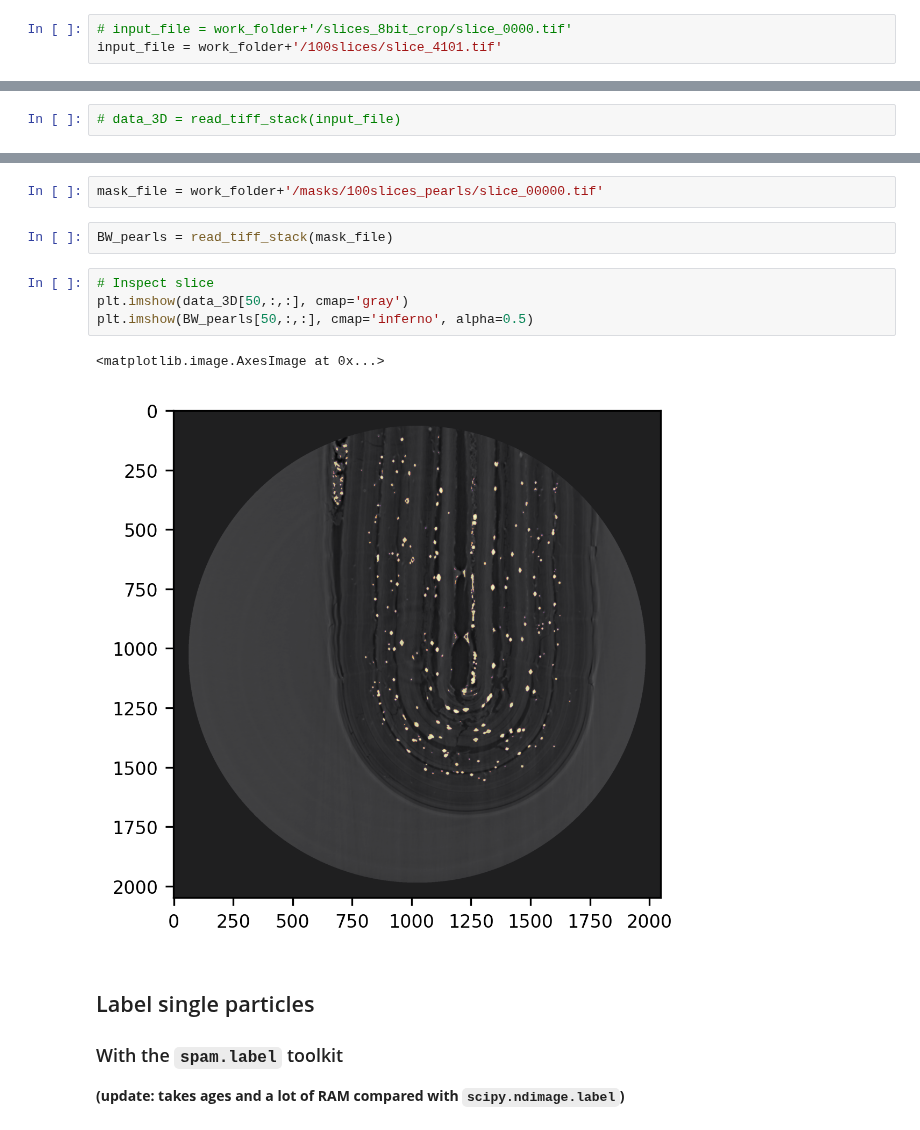
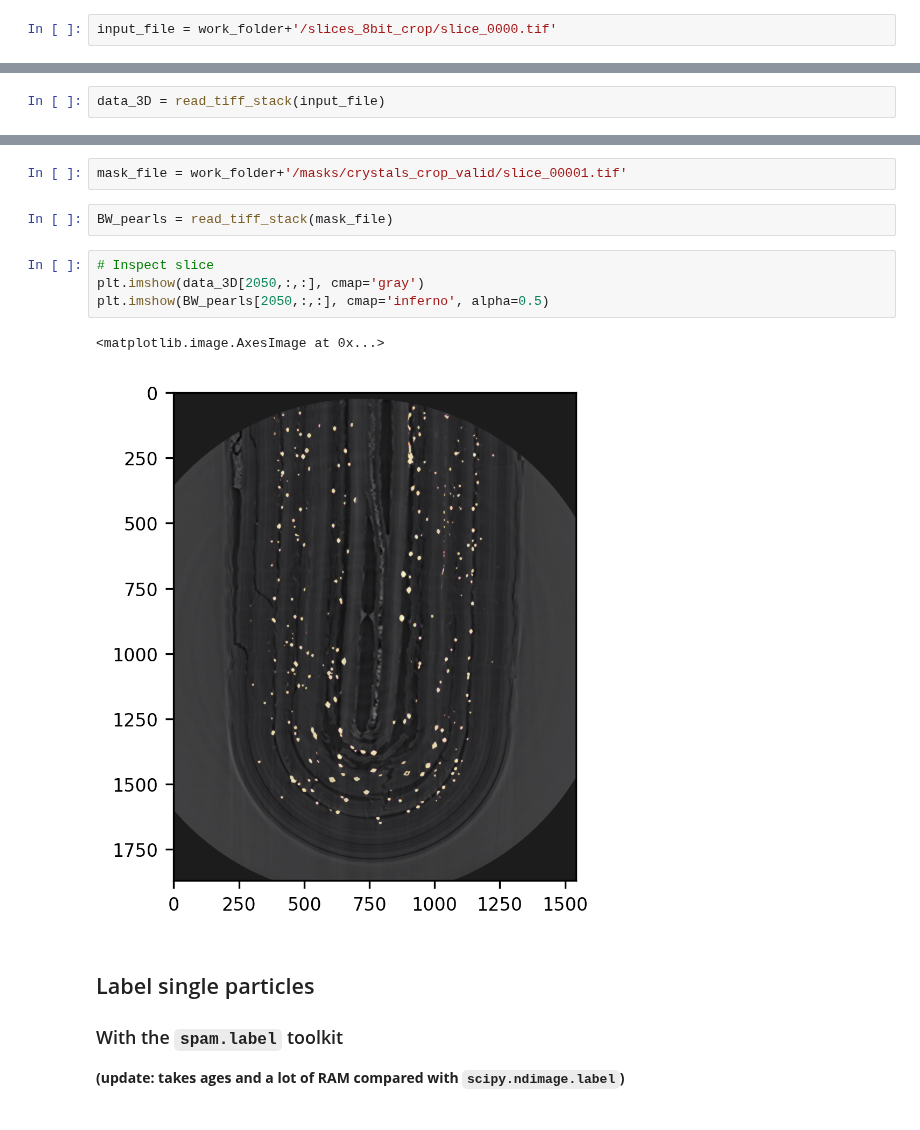
Before and after one commit to gianthk/CERIC-Franceschin, a Jupyter notebook: notebooks/581681_punta_HR_stitch2_crystals.ipynb, the cells around one changed output, grey strips where cells are left out. Drawn from its saved outputs; the diff is of its cells as text.

```diff
--- a/notebooks/581681_punta_HR_stitch2_crystals.ipynb
+++ b/notebooks/581681_punta_HR_stitch2_crystals.ipynb
@@ -96,8 +98,7 @@ plt.rc('font', **font)
 ### Load scalar dataset
 For practical reasons we can load a small portion of the reconstructed dataset: slices [3890, 4645]
 # %%
-# input_file = work_folder+'/slices_8bit_crop/slice_0000.tif'
-input_file = work_folder+'/100slices/slice_4101.tif'
+input_file = work_folder+'/slices_8bit_crop/slice_0000.tif'
 # %% [markdown]
 Read portion of the file
 # %%
@@ -105,7 +106,7 @@ data_3D = read_tiff_stack(input_file, [3890, 4645])
 # %% [markdown]
 Read whole file
 # %%
-# data_3D = read_tiff_stack(input_file)
+data_3D = read_tiff_stack(input_file)
 # %% [markdown]
 Voxelsize:
 # %%
@@ -120,16 +121,16 @@ plt.imshow(data_3D[-1,:,:])
 ### Load binary mask of crystal sediments
 The mask was obtained in the notebook [581681_punta_HR_stitch2_masks](581681_punta_HR_stitch2_masks.ipynb).
 # %%
-mask_file = work_folder+'/masks/100slices_pearls/slice_00000.tif'
+mask_file = work_folder+'/masks/crystals_crop_valid/slice_00001.tif'
 # %%
 BW_pearls = read_tiff_stack(mask_file)
 # %%
 # Inspect slice
-plt.imshow(data_3D[50,:,:], cmap='gray')
-plt.imshow(BW_pearls[50,:,:], cmap='inferno', alpha=0.5)
+plt.imshow(data_3D[2050,:,:], cmap='gray')
+plt.imshow(BW_pearls[2050,:,:], cmap='inferno', alpha=0.5)
 # %% [output]
 <matplotlib.image.AxesImage at 0x...>
-[figure, old version]
+[figure, new version]
 # %% [markdown]
 ## Label single particles
 ### With the `spam.label` toolkit
```
Also changed, not shown: parts of 32 cells of this notebook, 1 other file.
